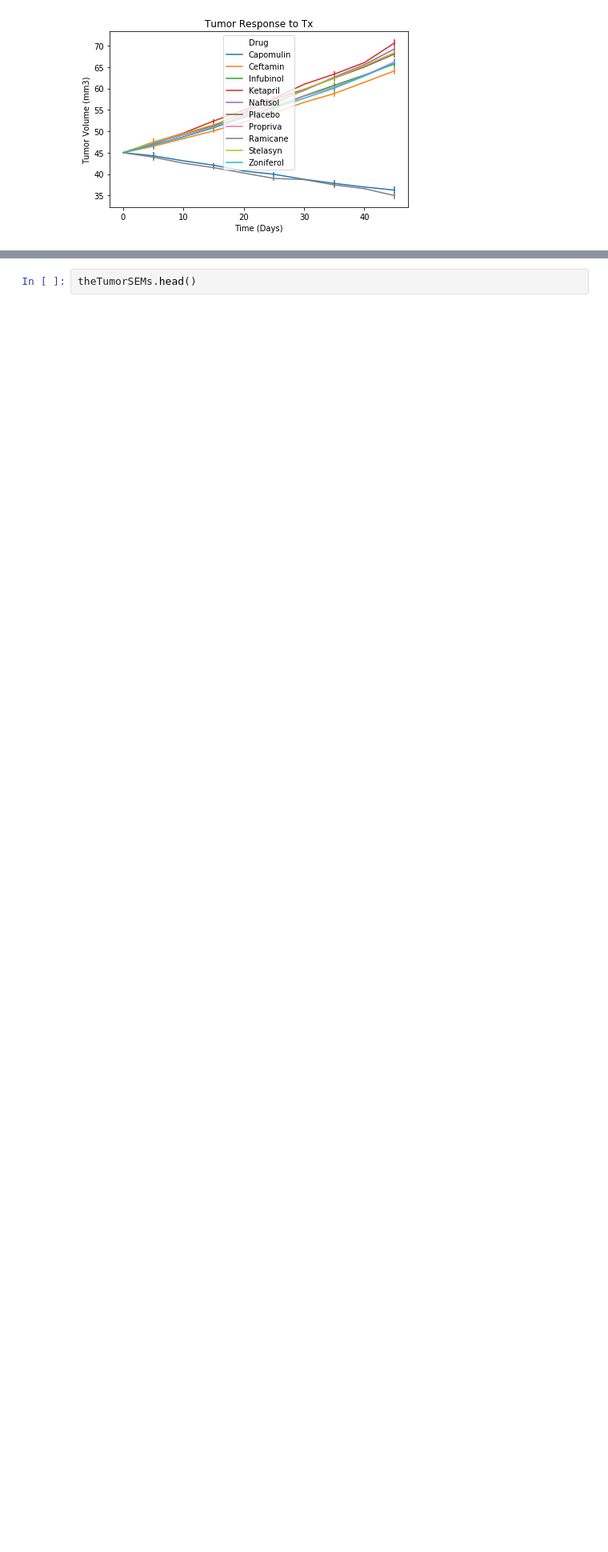
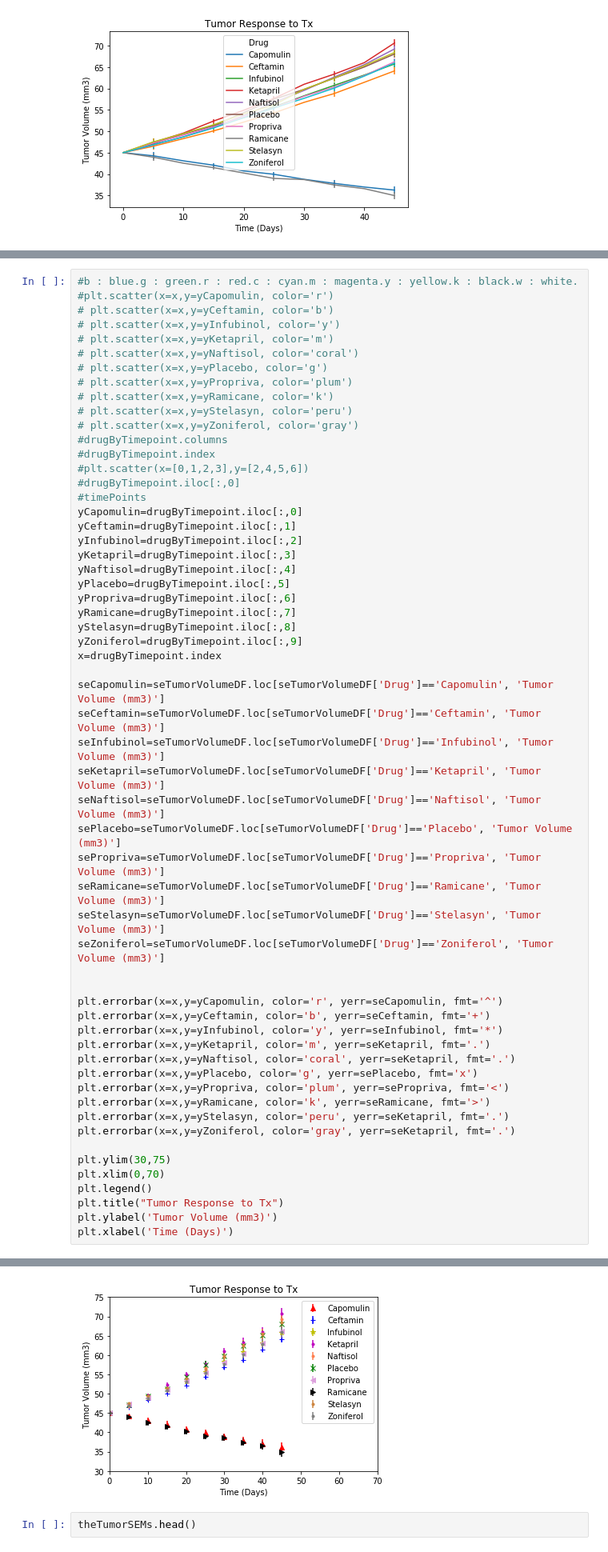
Before and after one commit to ghteds/homework, a Jupyter notebook: hwmatplotlib/pymaceuticals_starter.ipynb, the cells around one changed output, grey strips where cells are left out. Shown: that part at 80% size. Saved outputs shown, nothing was run; the diff lists cells and outputs as text; blank space fills up the shorter version.

Commit message:
add scatter

```diff
--- a/hwmatplotlib/pymaceuticals_starter.ipynb
+++ b/hwmatplotlib/pymaceuticals_starter.ipynb
@@ -151,0 +168,59 @@ plt.tight_layout()
+# %%
+#b : blue.g : green.r : red.c : cyan.m : magenta.y : yellow.k : black.w : white.
+#plt.scatter(x=x,y=yCapomulin, color='r')
+# plt.scatter(x=x,y=yCeftamin, color='b')
+# plt.scatter(x=x,y=yInfubinol, color='y')
+# plt.scatter(x=x,y=yKetapril, color='m')
+# plt.scatter(x=x,y=yNaftisol, color='coral')
+# plt.scatter(x=x,y=yPlacebo, color='g')
+# plt.scatter(x=x,y=yPropriva, color='plum')
+# plt.scatter(x=x,y=yRamicane, color='k')
+# plt.scatter(x=x,y=yStelasyn, color='peru')
+# plt.scatter(x=x,y=yZoniferol, color='gray')
+#drugByTimepoint.columns
+#drugByTimepoint.index
+#plt.scatter(x=[0,1,2,3],y=[2,4,5,6])
+#drugByTimepoint.iloc[:,0]
+#timePoints
+yCapomulin=drugByTimepoint.iloc[:,0]
+yCeftamin=drugByTimepoint.iloc[:,1]
+yInfubinol=drugByTimepoint.iloc[:,2]
+yKetapril=drugByTimepoint.iloc[:,3]
+yNaftisol=drugByTimepoint.iloc[:,4]
+yPlacebo=drugByTimepoint.iloc[:,5]
+yPropriva=drugByTimepoint.iloc[:,6]
+yRamicane=drugByTimepoint.iloc[:,7]
+yStelasyn=drugByTimepoint.iloc[:,8]
+yZoniferol=drugByTimepoint.iloc[:,9]
+x=drugByTimepoint.index
+
+seCapomulin=seTumorVolumeDF.loc[seTumorVolumeDF['Drug']=='Capomulin', 'Tumor Volume (mm3)']
+seCeftamin=seTumorVolumeDF.loc[seTumorVolumeDF['Drug']=='Ceftamin', 'Tumor Volume (mm3)']
+seInfubinol=seTumorVolumeDF.loc[seTumorVolumeDF['Drug']=='Infubinol', 'Tumor Volume (mm3)']
+seKetapril=seTumorVolumeDF.loc[seTumorVolumeDF['Drug']=='Ketapril', 'Tumor Volume (mm3)']
+seNaftisol=seTumorVolumeDF.loc[seTumorVolumeDF['Drug']=='Naftisol', 'Tumor Volume (mm3)']
+sePlacebo=seTumorVolumeDF.loc[seTumorVolumeDF['Drug']=='Placebo', 'Tumor Volume (mm3)']
+sePropriva=seTumorVolumeDF.loc[seTumorVolumeDF['Drug']=='Propriva', 'Tumor Volume (mm3)']
+seRamicane=seTumorVolumeDF.loc[seTumorVolumeDF['Drug']=='Ramicane', 'Tumor Volume (mm3)']
+seStelasyn=seTumorVolumeDF.loc[seTumorVolumeDF['Drug']=='Stelasyn', 'Tumor Volume (mm3)']
+seZoniferol=seTumorVolumeDF.loc[seTumorVolumeDF['Drug']=='Zoniferol', 'Tumor Volume (mm3)']
+
+
+plt.errorbar(x=x,y=yCapomulin, color='r', yerr=seCapomulin, fmt='^')
+plt.errorbar(x=x,y=yCeftamin, color='b', yerr=seCeftamin, fmt='+')
+plt.errorbar(x=x,y=yInfubinol, color='y', yerr=seInfubinol, fmt='*')
+plt.errorbar(x=x,y=yKetapril, color='m', yerr=seKetapril, fmt='.')
+plt.errorbar(x=x,y=yNaftisol, color='coral', yerr=seKetapril, fmt='.')
+plt.errorbar(x=x,y=yPlacebo, color='g', yerr=sePlacebo, fmt='x')
+plt.errorbar(x=x,y=yPropriva, color='plum', yerr=sePropriva, fmt='<')
+plt.errorbar(x=x,y=yRamicane, color='k', yerr=seRamicane, fmt='>')
+plt.errorbar(x=x,y=yStelasyn, color='peru', yerr=seKetapril, fmt='.')
+plt.errorbar(x=x,y=yZoniferol, color='gray', yerr=seKetapril, fmt='.')
+
+plt.ylim(30,75)
+plt.xlim(0,70)
+plt.legend()
+plt.title("Tumor Response to Tx")
+plt.ylabel('Tumor Volume (mm3)')
+plt.xlabel('Time (Days)')
+# %% [output]
@@ -152,3 +228,4 @@ plt.tight_layout()
+[figure, added]
 # %%
 theTumorSEMs.head()
 # %% [output]
```
Also changed, not shown: parts of 10 cells of this notebook.
